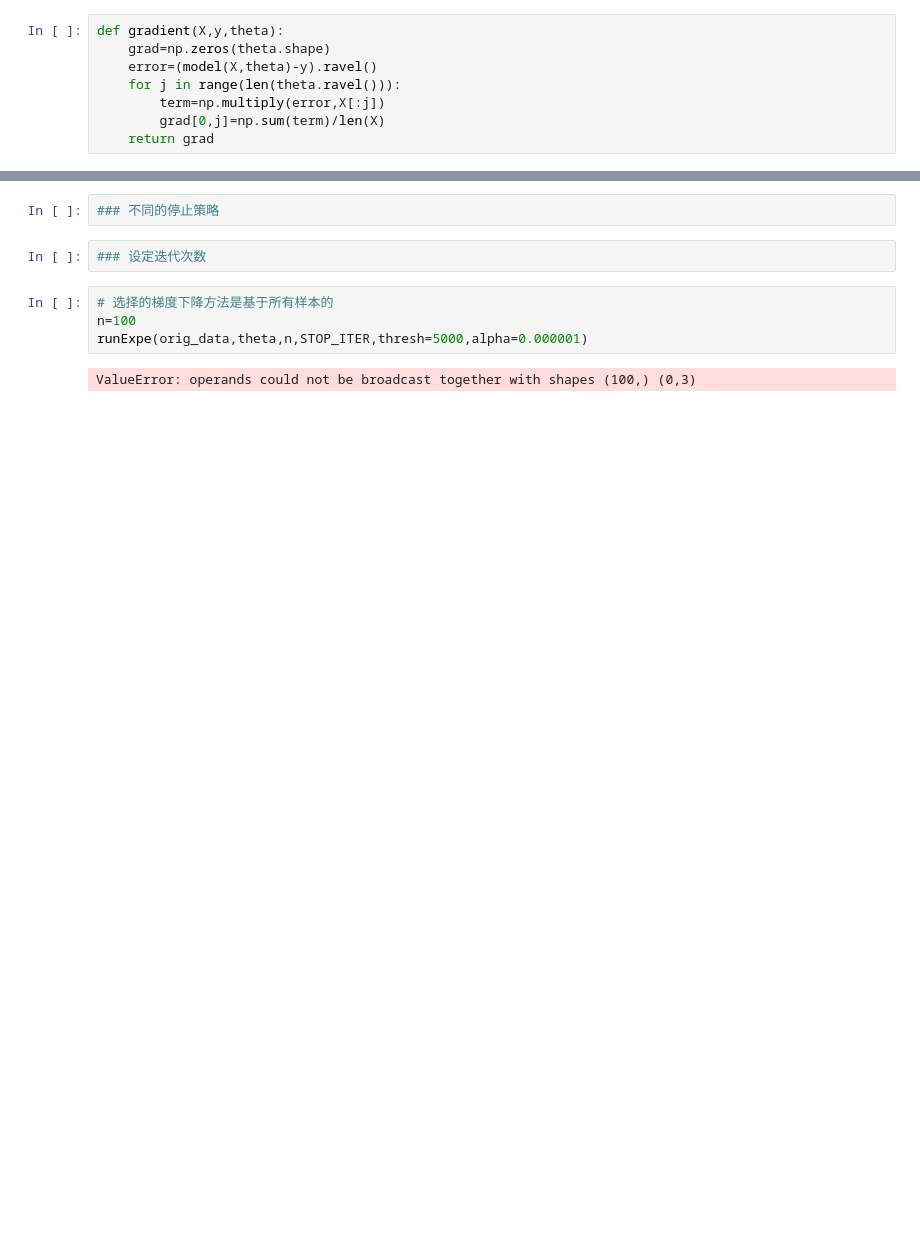
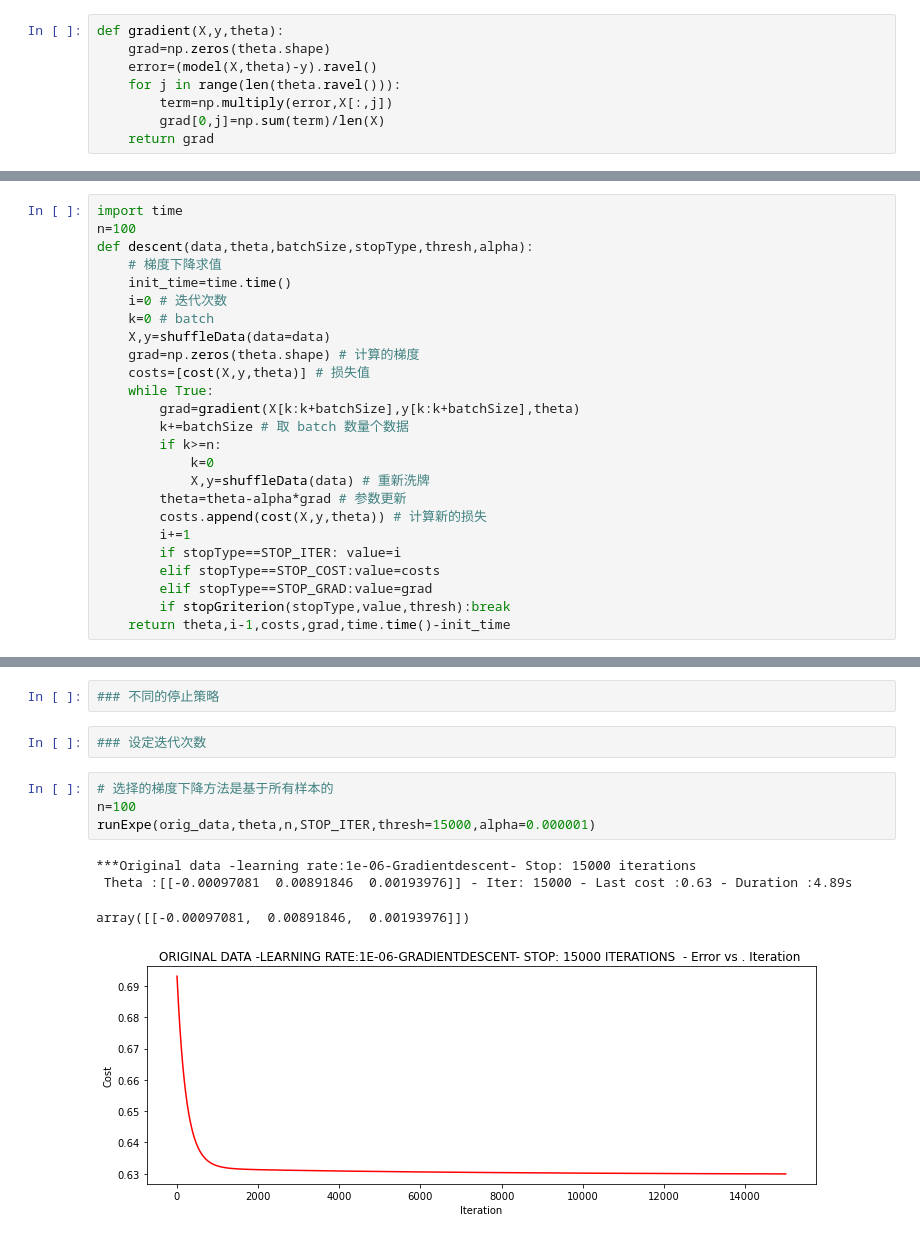
Before and after one commit to lixixi89055465/py_stu, a Jupyter notebook: tangyudi/配套案例/梯度下降/梯度下降求逻辑回归.ipynb, the cells around one changed output, grey strips where cells are left out. Saved outputs shown, nothing was run; the diff lists cells and outputs as text; blank space fills up the shorter version.

```diff
--- a/tangyudi/配套案例/梯度下降/梯度下降求逻辑回归.ipynb
+++ b/tangyudi/配套案例/梯度下降/梯度下降求逻辑回归.ipynb
@@ -118,7 +118,7 @@ def gradient(X,y,theta):
     grad=np.zeros(theta.shape)
     error=(model(X,theta)-y).ravel()
     for j in range(len(theta.ravel())):
-        term=np.multiply(error,X[:j])
+        term=np.multiply(error,X[:,j])
         grad[0,j]=np.sum(term)/len(X)
     return grad
 # %% [markdown]
@@ -142,4 +142,29 @@ def shuffleData(data):
     X=data[:,0:cols-1]
     y=data[:,cols-1:]
     return X,y
+# %%
+import time
+n=100
+def descent(data,theta,batchSize,stopType,thresh,alpha):
+    # 梯度下降求值
+    init_time=time.time()
+    i=0 # 迭代次数
+    k=0 # batch
+    X,y=shuffleData(data=data)
+    grad=np.zeros(theta.shape) # 计算的梯度
+    costs=[cost(X,y,theta)] # 损失值
+    while True:
+        grad=gradient(X[k:k+batchSize],y[k:k+batchSize],theta)
+        k+=batchSize # 取 batch 数量个数据
+        if k>=n:
+            k=0
+            X,y=shuffleData(data) # 重新洗牌
+        theta=theta-alpha*grad # 参数更新
+        costs.append(cost(X,y,theta)) # 计算新的损失
+        i+=1
+        if stopType==STOP_ITER: value=i
+        elif stopType==STOP_COST:value=costs
+        elif stopType==STOP_GRAD:value=grad
+        if stopGriterion(stopType,value,thresh):break
+    return theta,i-1,costs,grad,time.time()-init_time
 # %%
@@ -196,6 +197,9 @@ def runExpe(data,theta,batchSize,stopType,thresh,alpha):
 # %%
 # 选择的梯度下降方法是基于所有样本的
 n=100
-runExpe(orig_data,theta,n,STOP_ITER,thresh=5000,alpha=0.000001)
+runExpe(orig_data,theta,n,STOP_ITER,thresh=15000,alpha=0.000001)
 # %% [output]
-ValueError: operands could not be broadcast together with shapes (100,) (0,3)
+***Original data -learning rate:1e-06-Gradientdescent- Stop: 15000 iterations
+ Theta :[[-0.00097081  0.00891846  0.00193976]] - Iter: 15000 - Last cost :0.63 - Duration :4.89s
+array([[-0.00097081,  0.00891846,  0.00193976]])
+[figure, added]
```
Also changed, not shown: parts of 11 cells of this notebook, 1 other file.
